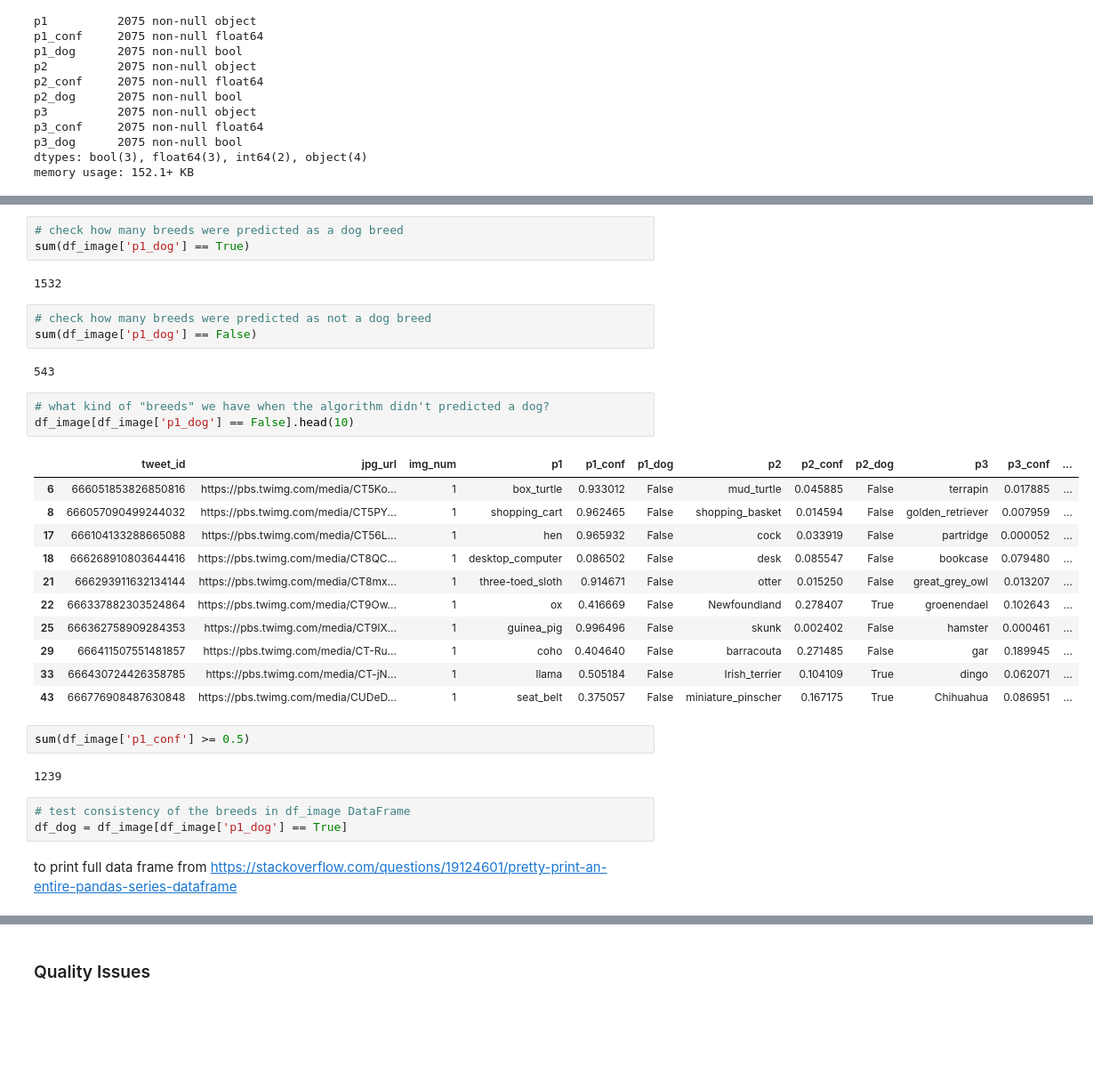
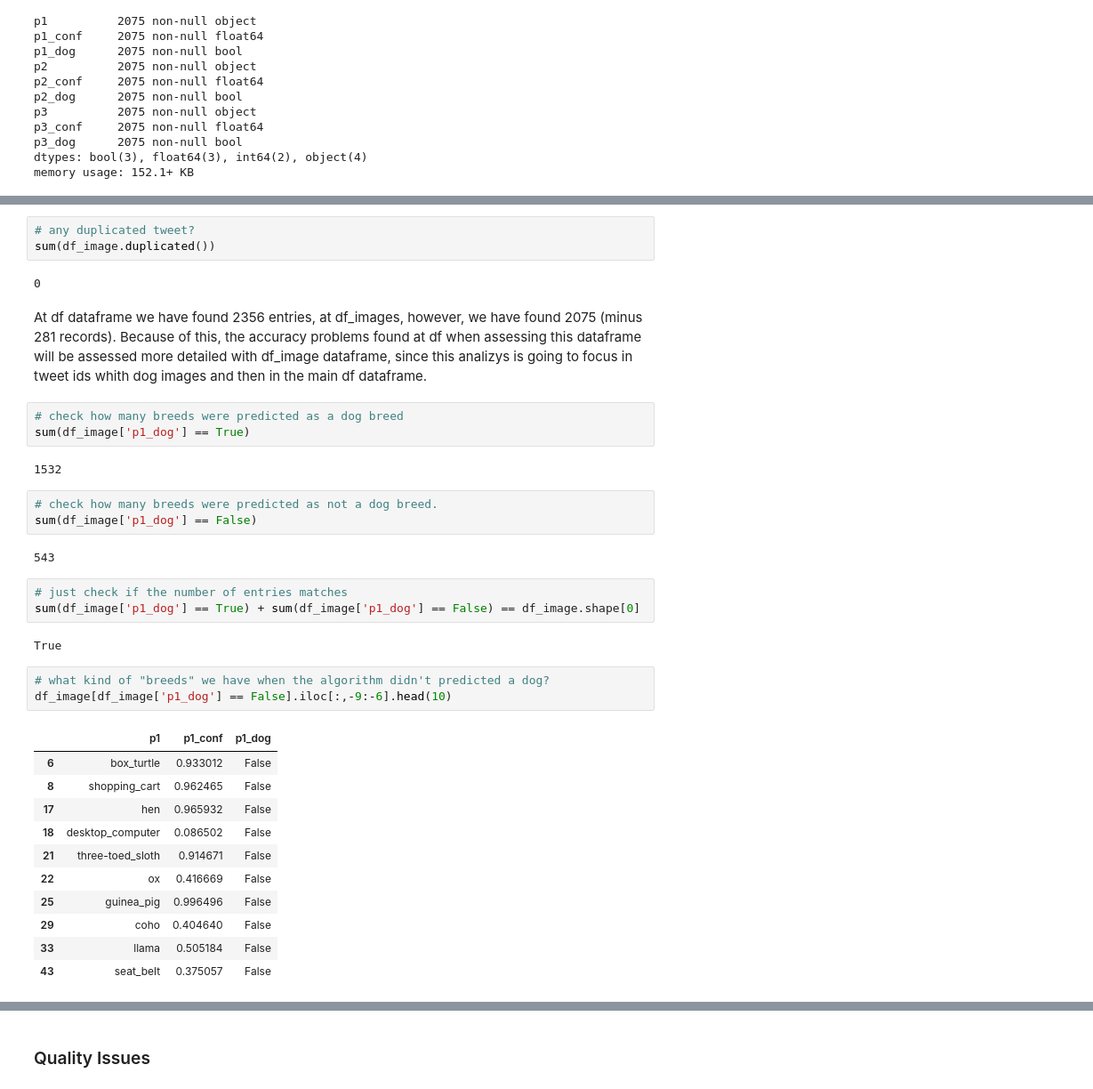
Before and after one commit to daniel-guarino/project04-wrangling-and-analyze-data, a Jupyter notebook: wrangle_act.ipynb, the cells around one changed output, grey strips where cells are left out. Shown at 89% size. Cells and saved outputs as stored; diff of their text form; blank space fills up the shorter version.

```diff
--- a/wrangle_act.ipynb
+++ b/wrangle_act.ipynb
@@ -353,35 +345,38 @@ sum(df_image.duplicated())
+# %%
+# any duplicated tweet?
+sum(df_image.duplicated())
+# %% [output]
+0
+# %% [markdown]
+At df dataframe we have found 2356 entries, at df_images, however, we have found 2075 (minus 281 records). Because of this, the accuracy problems found at df when assessing this dataframe will be assessed more detailed with df_image dataframe, since this analizys is going to focus in tweet ids whith dog images and then in the main df dataframe.
 # %%
 # check how many breeds were predicted as a dog breed
 sum(df_image['p1_dog'] == True)
 # %% [output]
 1532
 # %%
-# check how many breeds were predicted as not a dog breed
+# check how many breeds were predicted as not a dog breed.
 sum(df_image['p1_dog'] == False)
 # %% [output]
 543
+# %%
+# just check if the number of entries matches
+sum(df_image['p1_dog'] == True) + sum(df_image['p1_dog'] == False) == df_image.shape[0]
+# %% [output]
+True
 # %%
 # what kind of "breeds" we have when the algorithm didn't predicted a dog?
-df_image[df_image['p1_dog'] == False].head(10)
+df_image[df_image['p1_dog'] == False].iloc[:,-9:-6].head(10)
 # %% [output]
-|  | tweet_id | jpg_url | img_num | p1 | p1_conf | p1_dog | p2 | p2_conf | p2_dog | p3 | p3_conf | ... |
-| 6 | 666051853826850816 | https://pbs.twimg.com/media/CT5Ko... | 1 | box_turtle | 0.933012 | False | mud_turtle | 0.045885 | False | terrapin | 0.017885 | ... |
-| 8 | 666057090499244032 | https://pbs.twimg.com/media/CT5PY... | 1 | shopping_cart | 0.962465 | False | shopping_basket | 0.014594 | False | golden_retriever | 0.007959 | ... |
-| 17 | 666104133288665088 | https://pbs.twimg.com/media/CT56L... | 1 | hen | 0.965932 | False | cock | 0.033919 | False | partridge | 0.000052 | ... |
-| 18 | 666268910803644416 | https://pbs.twimg.com/media/CT8QC... | 1 | desktop_computer | 0.086502 | False | desk | 0.085547 | False | bookcase | 0.079480 | ... |
-| 21 | 666293911632134144 | https://pbs.twimg.com/media/CT8mx... | 1 | three-toed_sloth | 0.914671 | False | otter | 0.015250 | False | great_grey_owl | 0.013207 | ... |
-| 22 | 666337882303524864 | https://pbs.twimg.com/media/CT9Ow... | 1 | ox | 0.416669 | False | Newfoundland | 0.278407 | True | groenendael | 0.102643 | ... |
-| 25 | 666362758909284353 | https://pbs.twimg.com/media/CT9lX... | 1 | guinea_pig | 0.996496 | False | skunk | 0.002402 | False | hamster | 0.000461 | ... |
-| 29 | 666411507551481857 | https://pbs.twimg.com/media/CT-Ru... | 1 | coho | 0.404640 | False | barracouta | 0.271485 | False | gar | 0.189945 | ... |
-| 33 | 666430724426358785 | https://pbs.twimg.com/media/CT-jN... | 1 | llama | 0.505184 | False | Irish_terrier | 0.104109 | True | dingo | 0.062071 | ... |
-| 43 | 666776908487630848 | https://pbs.twimg.com/media/CUDeD... | 1 | seat_belt | 0.375057 | False | miniature_pinscher | 0.167175 | True | Chihuahua | 0.086951 | ... |
+|  | p1 | p1_conf | p1_dog |
+| 6 | box_turtle | 0.933012 | False |
+| 8 | shopping_cart | 0.962465 | False |
+| 17 | hen | 0.965932 | False |
+| 18 | desktop_computer | 0.086502 | False |
+| 21 | three-toed_sloth | 0.914671 | False |
+| 22 | ox | 0.416669 | False |
+| 25 | guinea_pig | 0.996496 | False |
+| 29 | coho | 0.404640 | False |
+| 33 | llama | 0.505184 | False |
+| 43 | seat_belt | 0.375057 | False |
-# %%
-sum(df_image['p1_conf'] >= 0.5)
-# %% [output]
-1239
-# %%
-# test consistency of the breeds in df_image DataFrame
-df_dog = df_image[df_image['p1_dog'] == True]
-# %% [markdown]
-to print full data frame from https://stackoverflow.com/questions/19124601/pretty-print-an-entire-pandas-series-dataframe
 # %%
```
Also changed, not shown: parts of 203 cells of this notebook.
